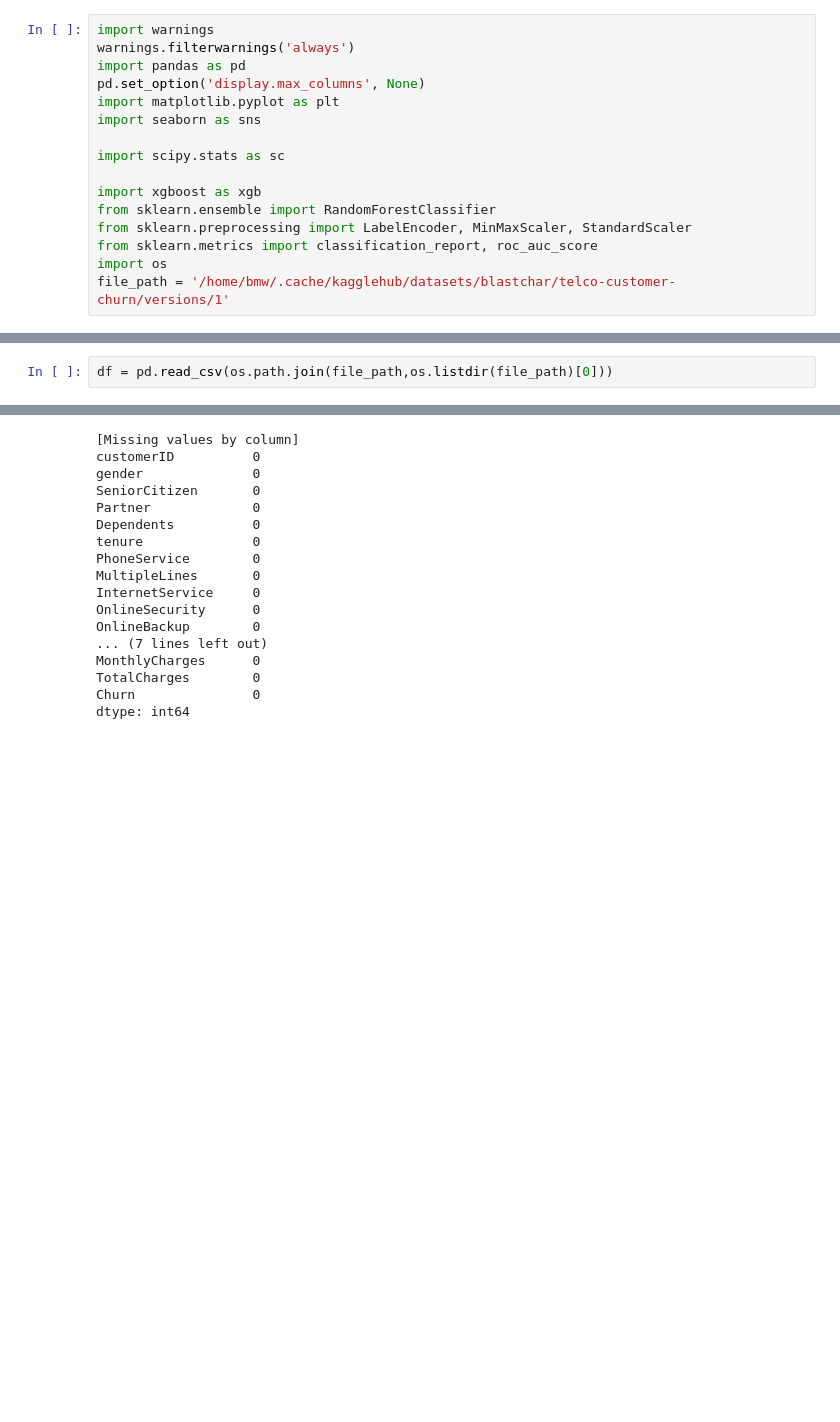
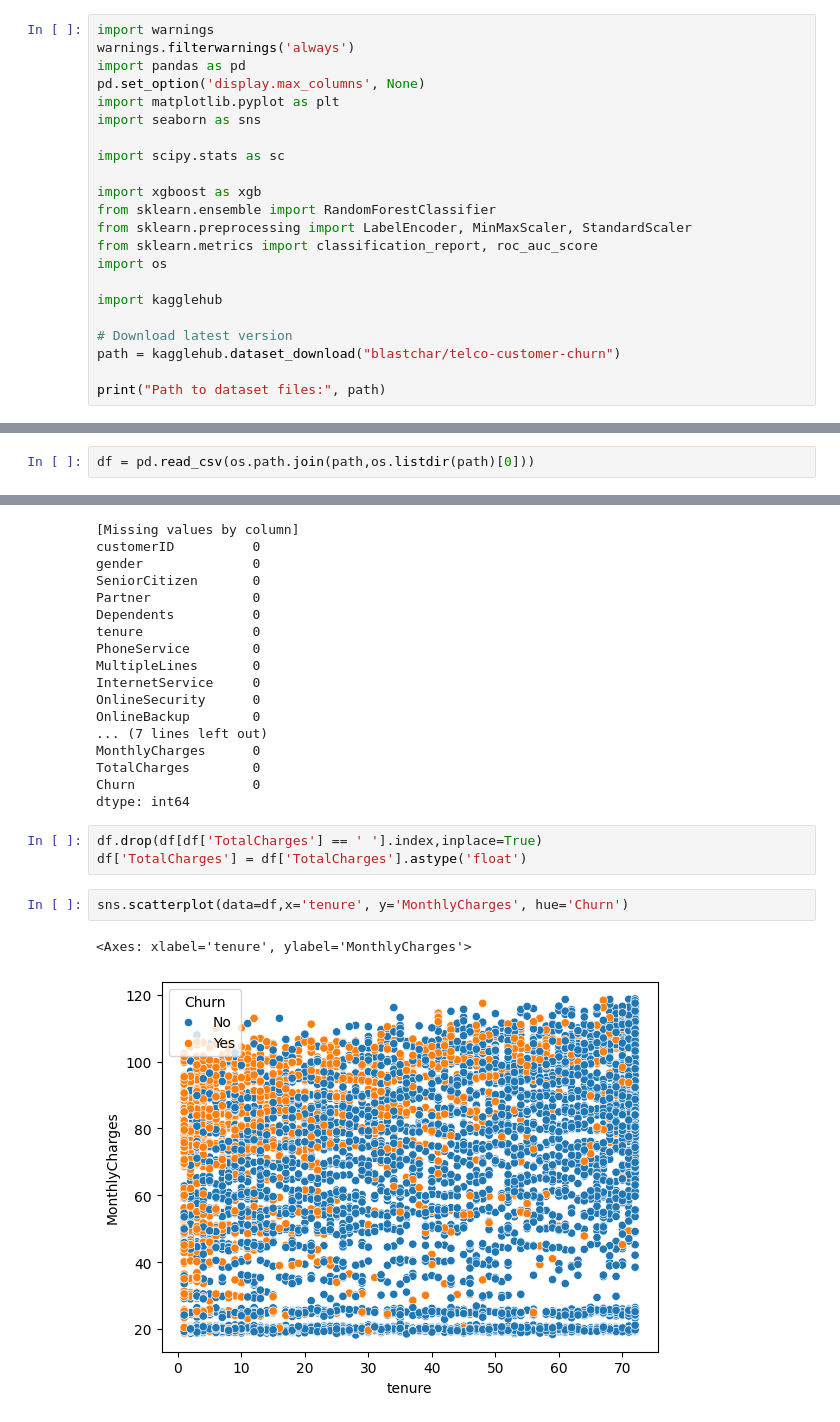
Before and after one commit to KnellBalm/Personal_Study, a Jupyter notebook: Churn_Predict.ipynb, the cells around one changed output, grey strips where cells are left out. Cells and saved outputs as stored; diff of their text form; blank space fills up the shorter version.

```diff
--- a/Churn_Predict.ipynb
+++ b/Churn_Predict.ipynb
@@ -13,4 +13,10 @@ from sklearn.ensemble import RandomForestClassifier
 from sklearn.preprocessing import LabelEncoder, MinMaxScaler, StandardScaler
 from sklearn.metrics import classification_report, roc_auc_score
 import os
-file_path = '/home/bmw/.cache/kagglehub/datasets/blastchar/telco-customer-churn/versions/1'
+
+import kagglehub
+
+# Download latest version
+path = kagglehub.dataset_download("blastchar/telco-customer-churn")
+
+print("Path to dataset files:", path)
@@ -17,5 +26,5 @@ file_path = '/home/bmw/.cache/kagglehub/datasets/blastchar/telco-customer-churn/
 # %%
-df = pd.read_csv(os.path.join(file_path,os.listdir(file_path)[0]))
+df = pd.read_csv(os.path.join(path,os.listdir(path)[0]))
 # %% [markdown]
 # Telco Customer Churn Dataset 컬럼 설명
 
@@ -122,3 +131,11 @@ MonthlyCharges      0
 TotalCharges        0
 Churn               0
 dtype: int64
+# %%
+df.drop(df[df['TotalCharges'] == ' '].index,inplace=True)
+df['TotalCharges'] = df['TotalCharges'].astype('float')
+# %%
+sns.scatterplot(data=df,x='tenure', y='MonthlyCharges', hue='Churn')
+# %% [output]
+<Axes: xlabel='tenure', ylabel='MonthlyCharges'>
+[figure, added]
```
Also changed, not shown: parts of 1 cell of this notebook.
